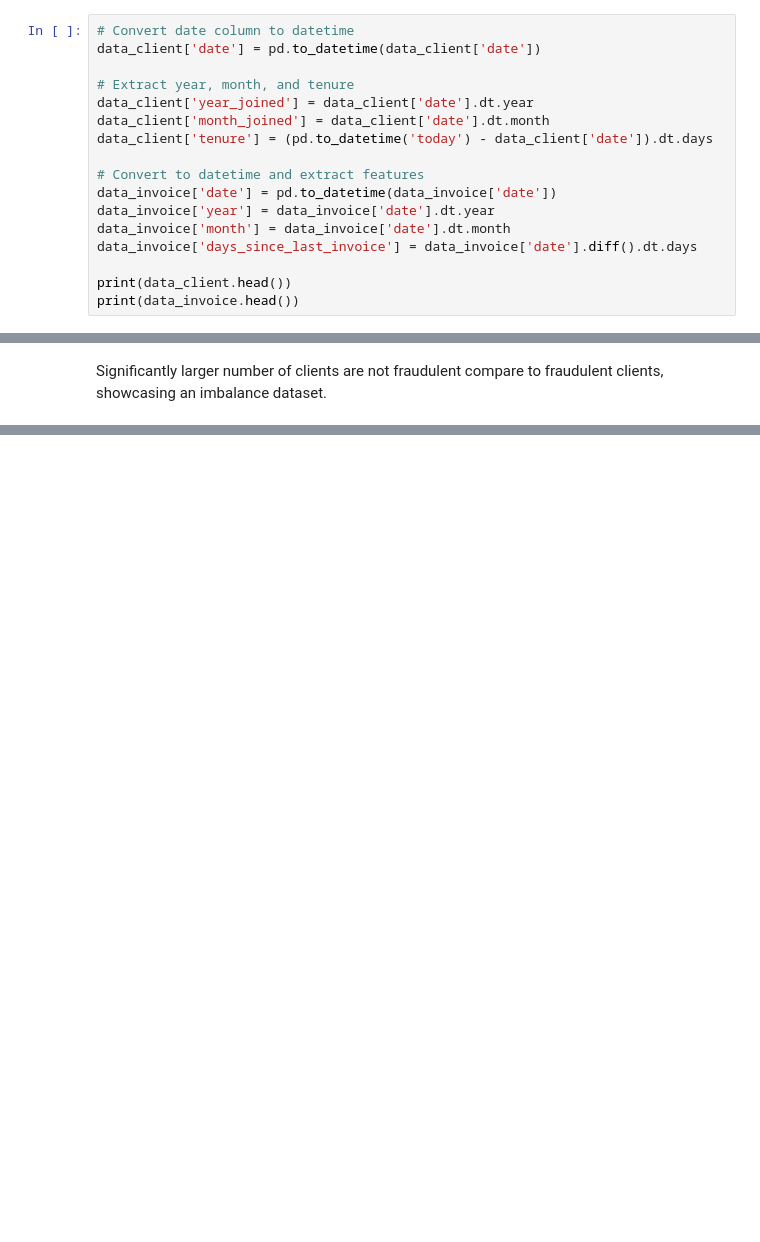
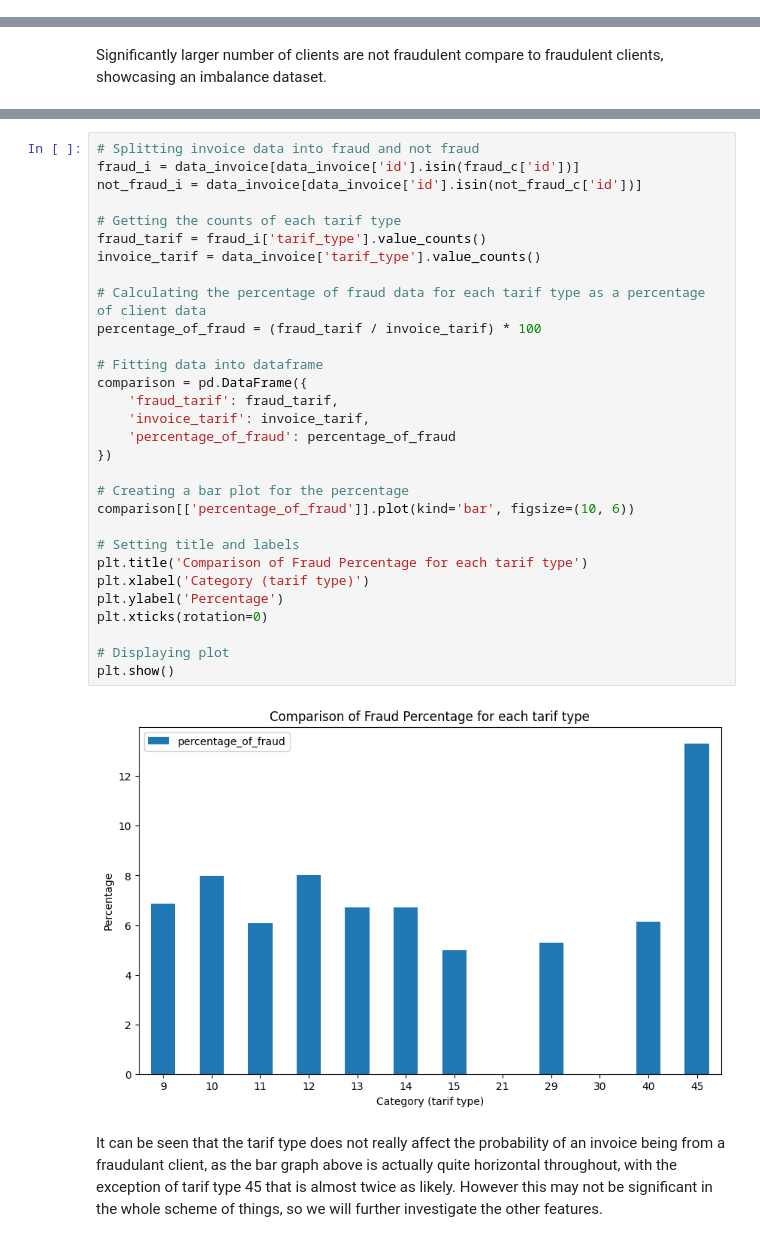
Before and after one commit to xavierach/IT1244-Project, a Jupyter notebook: code.ipynb, the cells around one changed output, grey strips where cells are left out. Cells and saved outputs as stored; diff of their text form; blank space fills up the shorter version.

```diff
--- a/code.ipynb
+++ b/code.ipynb
@@ -86,20 +88,3 @@ There are no missing values in the dataset
 # Drop duplicates
 data_client.drop_duplicates(inplace=True)
 data_invoice.drop_duplicates(inplace=True)
-# %%
-# Convert date column to datetime
-data_client['date'] = pd.to_datetime(data_client['date'])
-
-# Extract year, month, and tenure
-data_client['year_joined'] = data_client['date'].dt.year
-data_client['month_joined'] = data_client['date'].dt.month
-data_client['tenure'] = (pd.to_datetime('today') - data_client['date']).dt.days
-
-# Convert to datetime and extract features
-data_invoice['date'] = pd.to_datetime(data_invoice['date'])
-data_invoice['year'] = data_invoice['date'].dt.year
-data_invoice['month'] = data_invoice['date'].dt.month
-data_invoice['days_since_last_invoice'] = data_invoice['date'].diff().dt.days
-
-print(data_client.head())
-print(data_invoice.head())
@@ -158,0 +179,34 @@ Significantly larger number of clients are not fraudulent compare to fraudulent
+# %%
+# Splitting invoice data into fraud and not fraud
+fraud_i = data_invoice[data_invoice['id'].isin(fraud_c['id'])]
+not_fraud_i = data_invoice[data_invoice['id'].isin(not_fraud_c['id'])]
+
+# Getting the counts of each tarif type
+fraud_tarif = fraud_i['tarif_type'].value_counts()
+invoice_tarif = data_invoice['tarif_type'].value_counts()
+
+# Calculating the percentage of fraud data for each tarif type as a percentage of client data
+percentage_of_fraud = (fraud_tarif / invoice_tarif) * 100
+
+# Fitting data into dataframe
+comparison = pd.DataFrame({
+    'fraud_tarif': fraud_tarif,
+    'invoice_tarif': invoice_tarif,
+    'percentage_of_fraud': percentage_of_fraud
+})
+
+# Creating a bar plot for the percentage
+comparison[['percentage_of_fraud']].plot(kind='bar', figsize=(10, 6))
+
+# Setting title and labels
+plt.title('Comparison of Fraud Percentage for each tarif type')
+plt.xlabel('Category (tarif type)')
+plt.ylabel('Percentage')
+plt.xticks(rotation=0)
+
+# Displaying plot
+plt.show()
+# %% [output]
+[figure, added]
+# %% [markdown]
+It can be seen that the tarif type does not really affect the probability of an invoice being from a fraudulant client, as the bar graph above is actually quite horizontal throughout, with the exception of tarif type 45 that is almost twice as likely. However this may not be significant in the whole scheme of things, so we will further investigate the other features.
```
Also changed, not shown: parts of 20 cells of this notebook, 1 other file.
